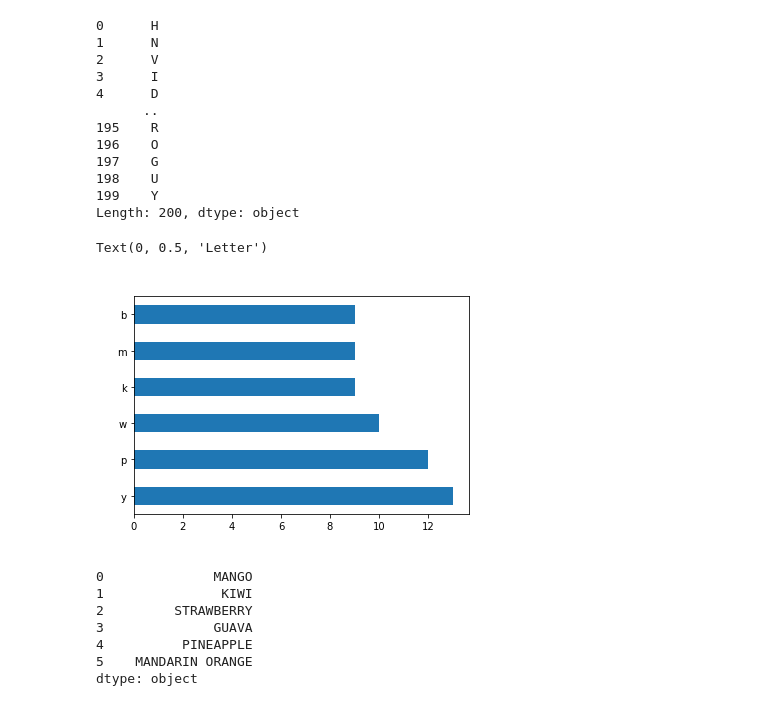
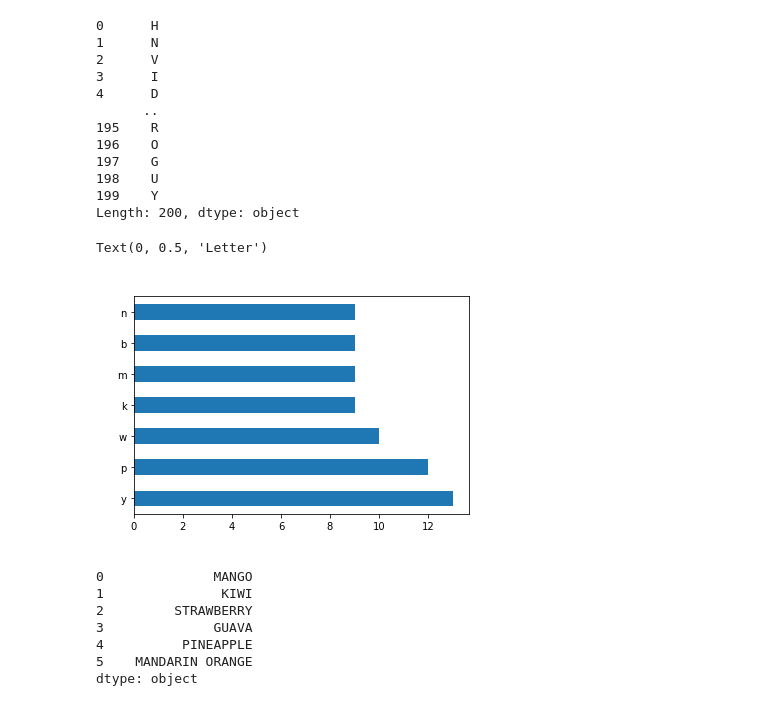
Before and after one commit to ljackson707/numpy-pandas-visualization-exercises, a Jupyter notebook: pandas_series.ipynb, the cells around one changed output. Cells and saved outputs as stored; diff of their text form; code cells hidden in the pictures.

```diff
--- a/pandas_series.ipynb
+++ b/pandas_series.ipynb
@@ -547,13 +549,13 @@ Length: 200, dtype: object
 # %%
 #e) Create a bar plot of the frequencies of the 6 most frequently occuring letters.
 # %%
-string.value_counts()[:6].plot.barh()
+string.value_counts()[:7].plot.barh()
 plt.title('Letters', color = 'w')
 plt.xlabel("Freq", color = 'w')
 plt.ylabel("Letter", color = 'w')
 # %% [output]
 Text(0, 0.5, 'Letter')
-[figure, old version]
+[figure, new version]
 # %%
 #5 (Extra Work)
 # %%
```
Also changed, not shown: parts of 24 cells of this notebook.
